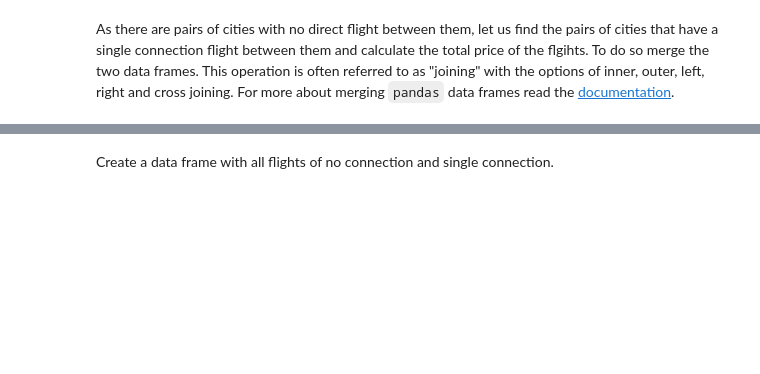
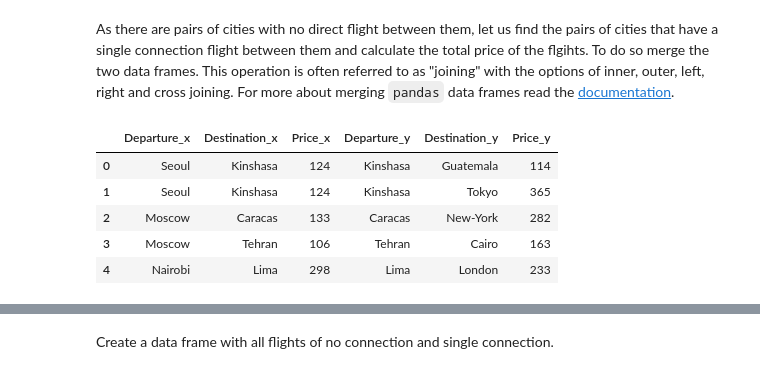
Before and after one commit to dmayb/IML.HUJI, a Jupyter notebook: lab/Lab 01 - A - Data Analysis In Python - First Steps.ipynb, the cells around one changed output, grey strips where cells are left out. Drawn from its saved outputs; the diff is of its cells as text; code cells hidden in the pictures; blank space fills up the shorter version.

```diff
--- a/lab/Lab 01 - A - Data Analysis In Python - First Steps.ipynb
+++ b/lab/Lab 01 - A - Data Analysis In Python - First Steps.ipynb
@@ -560,2 +711,12 @@ flights.head()
 # %% [markdown]
 As there are pairs of cities with no direct flight between them, let us find the pairs of cities that have a single connection flight between them and calculate the total price of the flgihts. To do so merge the two data frames. This operation is often referred to as "joining" with the options of inner, outer, left, right and cross joining. For more about merging `pandas` data frames read the [documentation](https://pandas.pydata.org/pandas-docs/stable/user_guide/merging.html#database-style-dataframe-or-named-series-joining-merging).
+# %%
+df2 = pd.merge(flights, flights, left_on=["Destination"], right_on=["Departure"])
+df2.head()
+# %% [output]
+|  | Departure_x | Destination_x | Price_x | Departure_y | Destination_y | Price_y |
+| 0 | Seoul | Kinshasa | 124 | Kinshasa | Guatemala | 114 |
+| 1 | Seoul | Kinshasa | 124 | Kinshasa | Tokyo | 365 |
+| 2 | Moscow | Caracas | 133 | Caracas | New-York | 282 |
+| 3 | Moscow | Tehran | 106 | Tehran | Cairo | 163 |
+| 4 | Nairobi | Lima | 298 | Lima | London | 233 |
```
Also changed, not shown: parts of 18 cells of this notebook, 4 other files.
